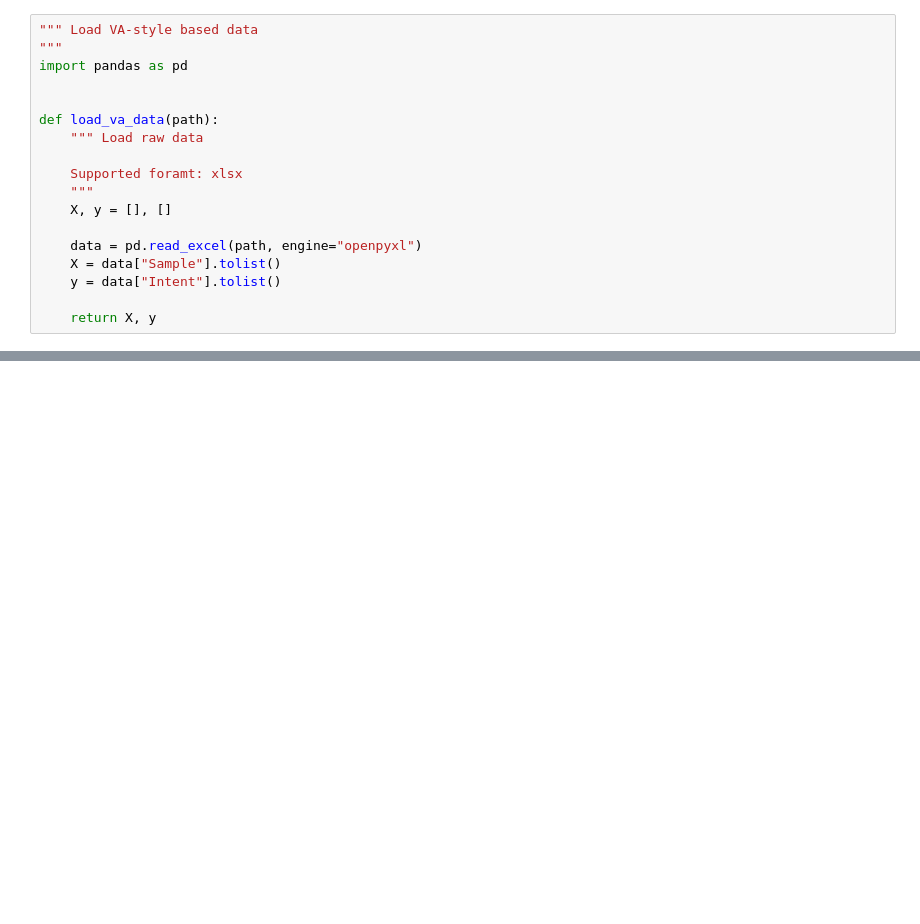
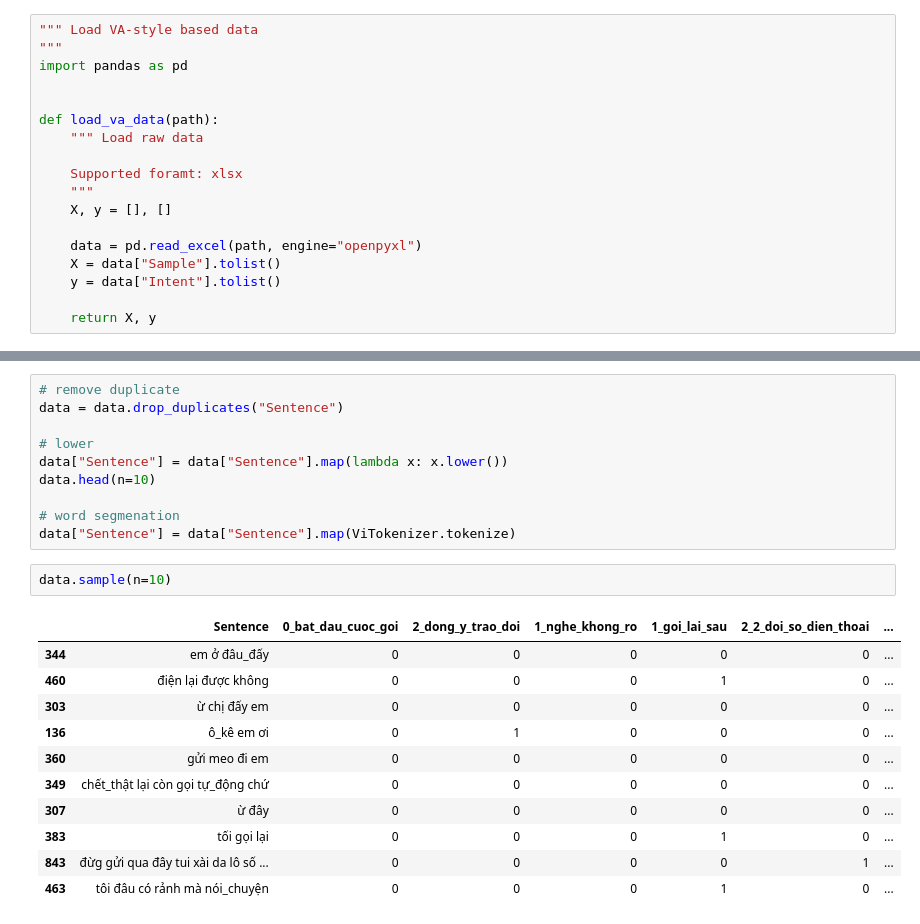
Before and after one commit to hosjiu1702/Intent-Detection, a Jupyter notebook: va/notebooks/utils/load_data.ipynb, the cells around one changed output, grey strips where cells are left out. Saved outputs shown, nothing was run; the diff lists cells and outputs as text; blank space fills up the shorter version.

```diff
--- a/va/notebooks/utils/load_data.ipynb
+++ b/va/notebooks/utils/load_data.ipynb
@@ -70,0 +96,24 @@ X, y = load_va_data(PATH)
+# %%
+# remove duplicate
+data = data.drop_duplicates("Sentence")
+
+# lower
+data["Sentence"] = data["Sentence"].map(lambda x: x.lower())
+data.head(n=10)
+
+# word segmenation
+data["Sentence"] = data["Sentence"].map(ViTokenizer.tokenize)
+# %%
+data.sample(n=10)
+# %% [output]
+|  | Sentence | 0_bat_dau_cuoc_goi | 2_dong_y_trao_doi | 1_nghe_khong_ro | 1_goi_lai_sau | 2_2_doi_so_dien_thoai | ... |
+| 344 | em ở đâu_đấy | 0 | 0 | 0 | 0 | 0 | ... |
+| 460 | điện lại được không | 0 | 0 | 0 | 1 | 0 | ... |
+| 303 | ừ chị đấy em | 0 | 0 | 0 | 0 | 0 | ... |
+| 136 | ô_kê em ơi | 0 | 1 | 0 | 0 | 0 | ... |
+| 360 | gửi meo đi em | 0 | 0 | 0 | 0 | 0 | ... |
+| 349 | chết_thật lại còn gọi tự_động chứ | 0 | 0 | 0 | 0 | 0 | ... |
+| 307 | ừ đây | 0 | 0 | 0 | 0 | 0 | ... |
+| 383 | tối gọi lại | 0 | 0 | 0 | 1 | 0 | ... |
+| 843 | đừg gửi qua đây tui xài da lô số ... | 0 | 0 | 0 | 0 | 1 | ... |
+| 463 | tôi đâu có rảnh mà nói_chuyện | 0 | 0 | 0 | 1 | 0 | ... |
```
Also changed, not shown: parts of 6 cells of this notebook, 7 other files.
